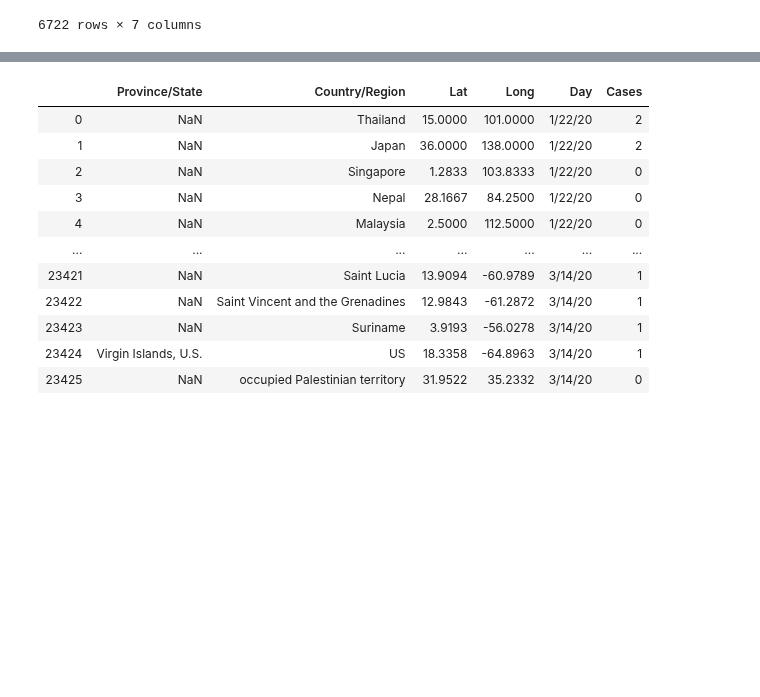
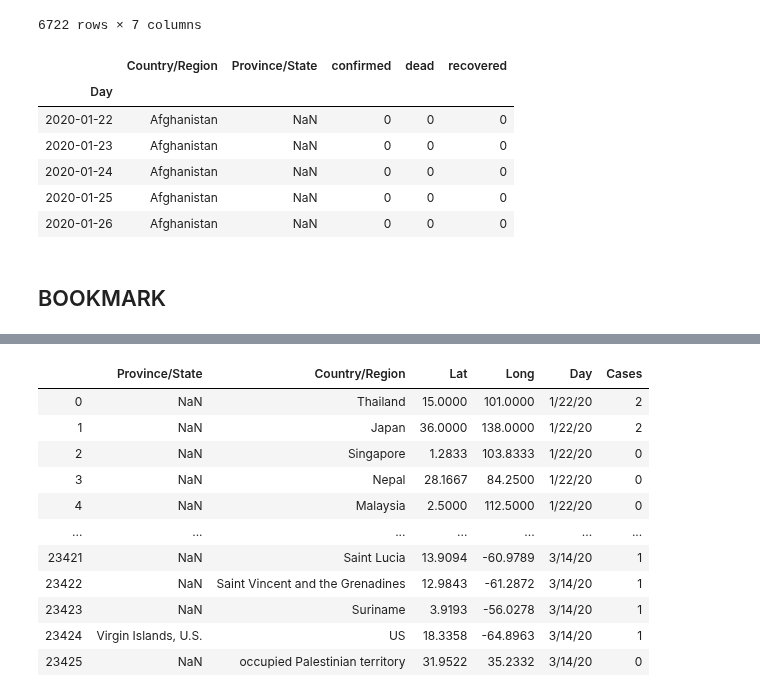
Before and after one commit to jirvingphd/playing-with-coronavirus-data, a Jupyter notebook: coronavirus.ipynb, the cells around one changed output, grey strips where cells are left out. Drawn from its saved outputs; the diff is of its cells as text; code cells hidden in the pictures; blank space fills up the shorter version.

```diff
--- a/coronavirus.ipynb
+++ b/coronavirus.ipynb
@@ -72,0 +154,17 @@ df_
+# %%
+df_dict['dead']
+df = pd.concat(list(df_dict.values()),axis=1)
+
+df = df.reset_index().set_index("Day")
+
+df.head()
+# %% [output]
+|  | Country/Region | Province/State | confirmed | dead | recovered |
+| Day |  |  |  |  |  |
+| 2020-01-22 | Afghanistan | NaN | 0 | 0 | 0 |
+| 2020-01-23 | Afghanistan | NaN | 0 | 0 | 0 |
+| 2020-01-24 | Afghanistan | NaN | 0 | 0 | 0 |
+| 2020-01-25 | Afghanistan | NaN | 0 | 0 | 0 |
+| 2020-01-26 | Afghanistan | NaN | 0 | 0 | 0 |
+# %% [markdown]
+## BOOKMARK
```
Also changed, not shown: parts of 22 cells of this notebook, 11 other files.
